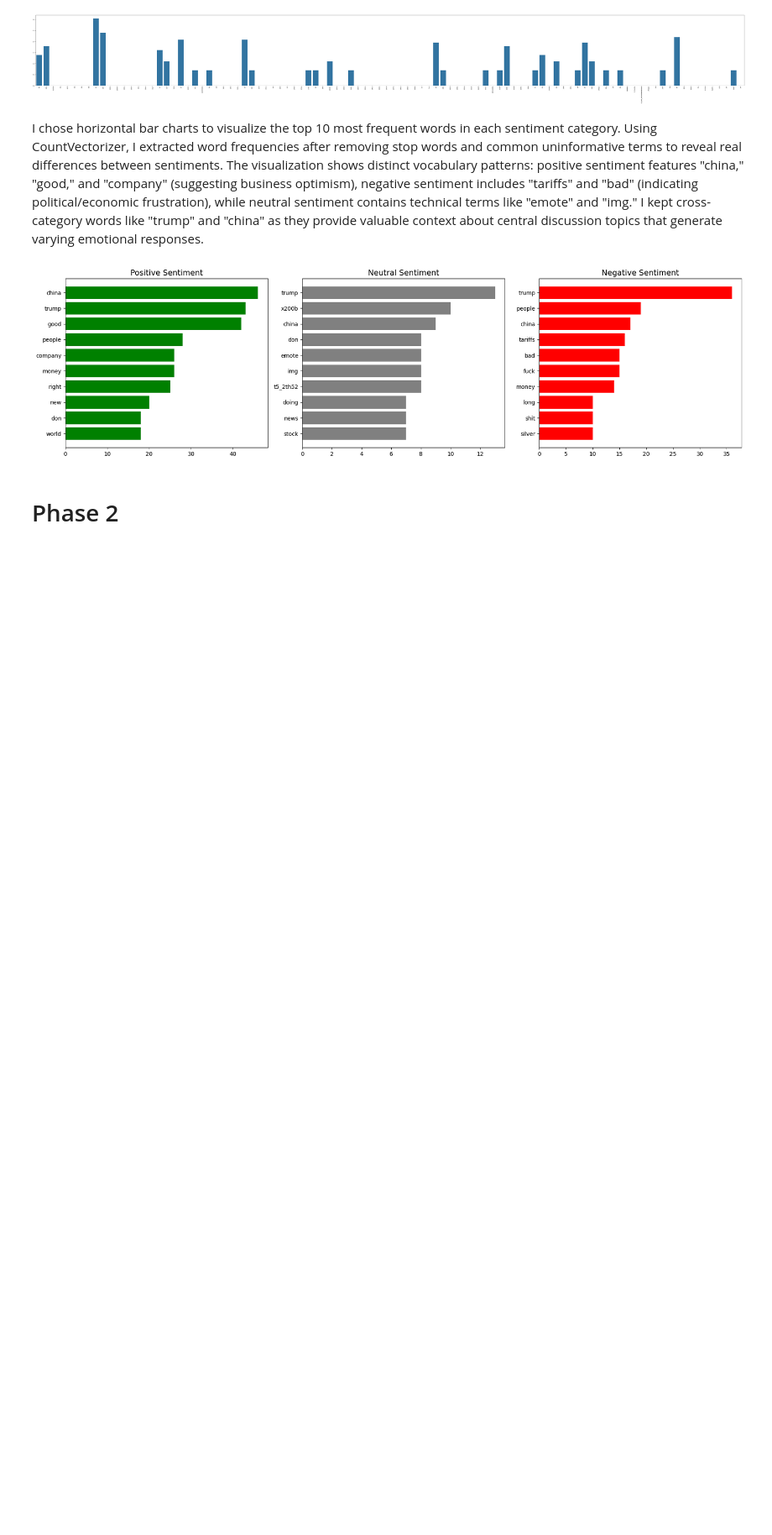
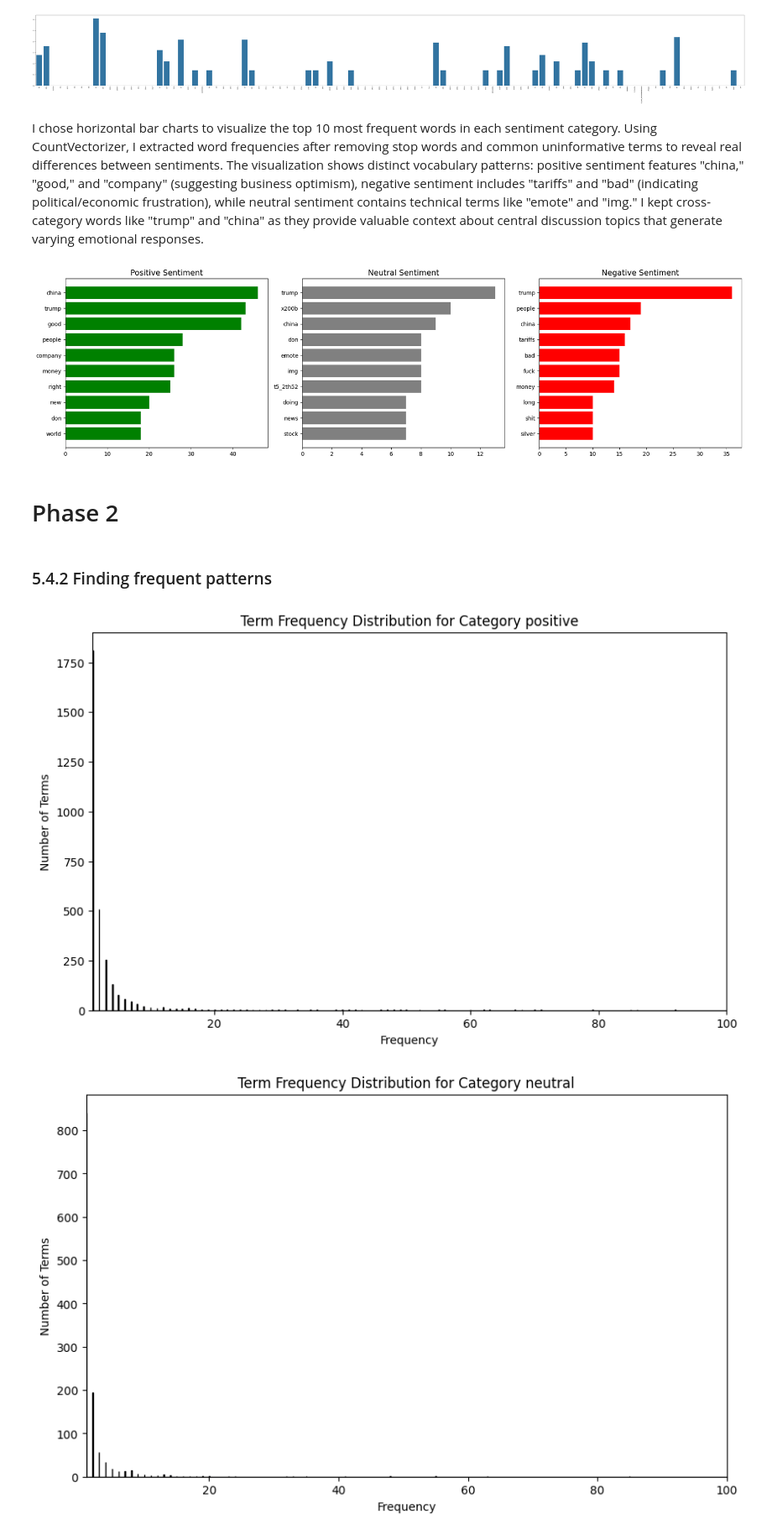
Before and after one commit to Althea80/DM2025-Lab1-Exercise, a Jupyter notebook: DM2025-Lab1-Homework.ipynb, the cells around one changed output. Shown at 84% size. Drawn from its saved outputs; the diff is of its cells as text; code cells hidden in the pictures; blank space fills up the shorter version.

```diff
--- a/DM2025-Lab1-Homework.ipynb
+++ b/DM2025-Lab1-Homework.ipynb
@@ -624,0 +623,37 @@ plt.show()
+# %% [markdown]
+###  5.4.2 Finding frequent patterns
+# %%
+import pandas as pd
+from sklearn.feature_extraction.text import CountVectorizer
+
+category_dfs = {}
+
+for category in categories:
+    category_dfs[category] = X[X['category_name'] == category].copy()
+
+def create_term_document_df(df):
+    count_vect = CountVectorizer()
+    X_counts = count_vect.fit_transform(df['text'])
+    words = count_vect.get_feature_names_out()
+
+    term_document_df = pd.DataFrame(X_counts.toarray(), columns=words)
+
+    return term_document_df
+
+filt_term_document_dfs = {}
+for category in categories:
+    filt_term_document_dfs[category] = create_term_document_df(category_dfs[category])
+# %%
+for category_number in range(3):
+    word_counts =filt_term_document_dfs[categories[category_number]].sum(axis=0).to_numpy()
+
+    plt.figure(figsize=(10, 6))
+    plt.hist(word_counts, bins=5000, color='blue', edgecolor='black')
+    plt.title(f'Term Frequency Distribution for Category {categories[category_number]}')
+    plt.xlabel('Frequency')
+    plt.ylabel('Number of Terms')
+    plt.xlim(1, 100)
+    plt.show()
+# %% [output]
+[figure, added]
+[figure, added]
```
Also changed, not shown: parts of 54 cells of this notebook, 2 other files.
